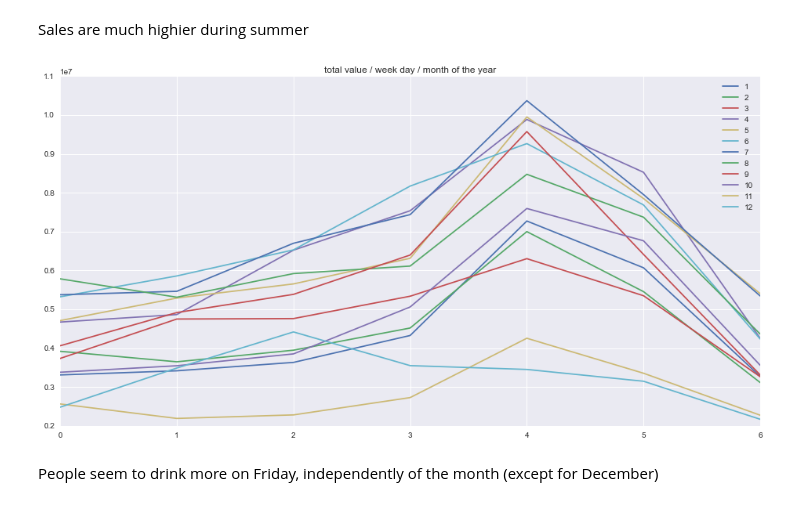
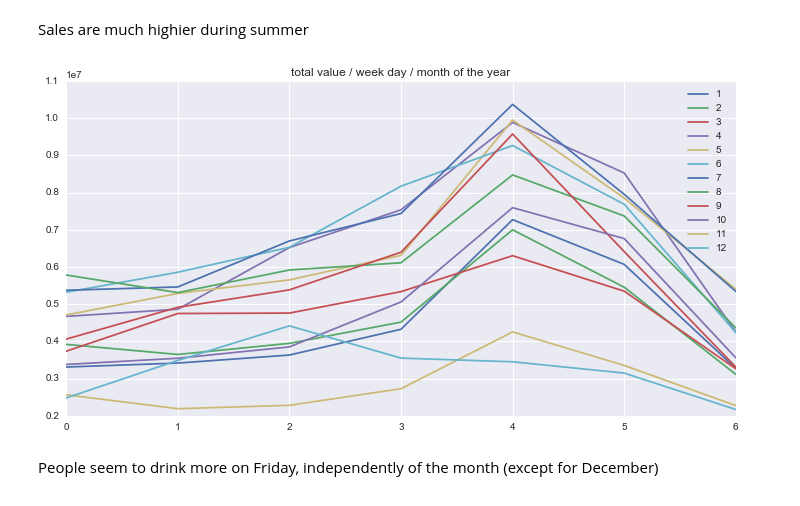
Before and after one commit to vlievin/OiX-2016---Understanding-Weather-Impact-on-Beer-Sales-in-Denmark, a Jupyter notebook: explore sales data.ipynb, the cells around one changed output. Cells and saved outputs as stored; diff of their text form; code cells hidden in the pictures.

```diff
--- a/explore sales data.ipynb
+++ b/explore sales data.ipynb
@@ -55,17 +53,17 @@ plt.show()
 # %% [markdown]
 Sales are much highier during summer
 # %%
-plt.figure(figsize=(16,8))
+plt.figure(figsize=(12,6))
 for m in set(df['month']):
     x = df[ df['month'] == m ]
     agg = x.groupby('weekday')['oms'].sum()
     plt.plot(agg.index.values , agg.values , label=m)
 
 plt.legend()
 plt.title('total value / week day / month of the year')
 plt.show()
 # %% [output]
-[figure, old version]
+[figure, new version]
 # %% [markdown]
 People seem to drink more on Friday, independently of the month (except for December)
 # %% [markdown]
```
Also changed, not shown: parts of 15 cells of this notebook.
